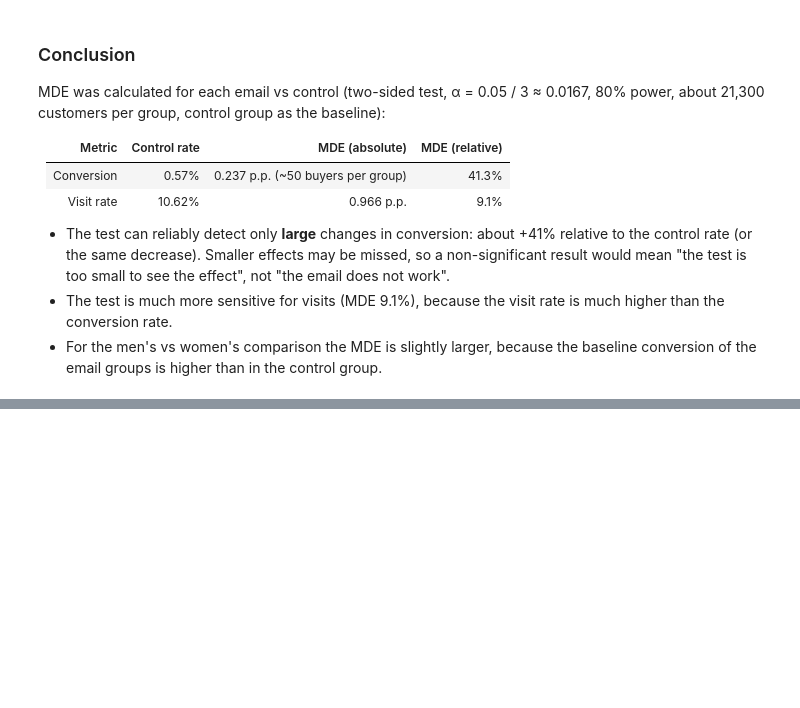
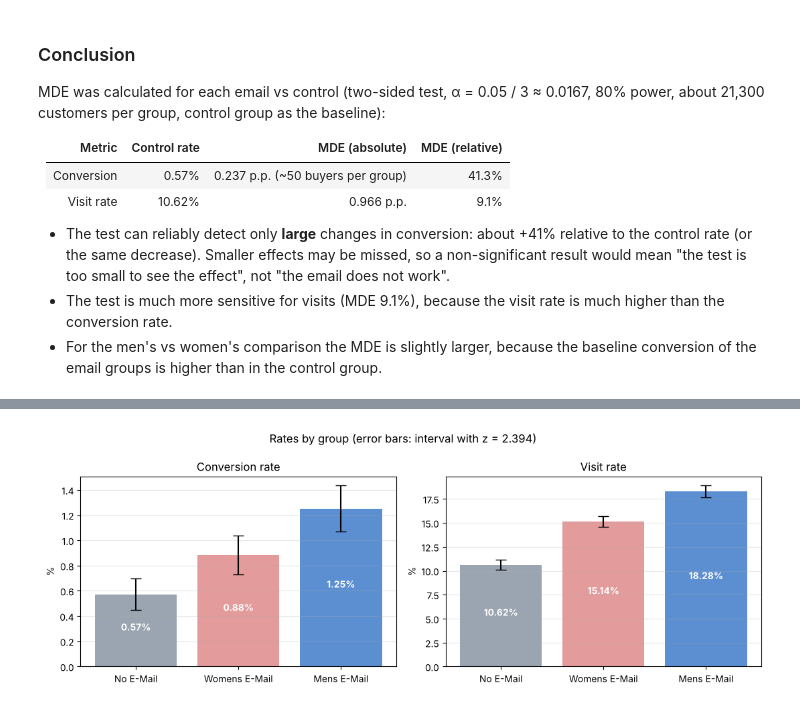
Before and after one commit to TemurRikhsitillaev/hillstrom-ab-test, a Jupyter notebook: notebook/hillstrom_ab_test.ipynb, the cells around one changed output, grey strips where cells are left out. Cells and saved outputs as stored; diff of their text form; code cells hidden in the pictures; blank space fills up the shorter version.

Commit message:
Add proportion, revenue and segment tests, business conclusion

```diff
--- a/notebook/hillstrom_ab_test.ipynb
+++ b/notebook/hillstrom_ab_test.ipynb
@@ -455,0 +555,25 @@ MDE was calculated for each email vs control (two-sided test, α = 0.05 / 3 ≈
+# %%
+order = ['No E-Mail', 'Womens E-Mail', 'Mens E-Mail']
+colors = ['#9aa5b1', '#e39b9b', '#5b8fd1']
+
+fig, axes = plt.subplots(1, 2, figsize=(11, 4))
+for ax, metric, title in zip(axes, ['conversion', 'visit'], ['Conversion rate', 'Visit rate']):
+    rates, errors = [], []
+    for group in order:
+        x = df[df['segment'] == group][metric]
+        p = x.mean()
+        rates.append(p * 100)
+        errors.append(z_crit * np.sqrt(p * (1 - p) / len(x)) * 100)   # interval for each group's rate
+    ax.bar(order, rates, yerr=errors, capsize=6, color=colors)
+    for i, r in enumerate(rates):
+        ax.text(i, r / 2, f'{r:.2f}%', ha='center', color='white', fontweight='bold')
+    ax.set_title(title)
+    ax.set_ylabel('%')
+    ax.grid(axis='y', alpha=0.3)
+
+plt.suptitle('Rates by group (error bars: interval with z = 2.394)')
+plt.tight_layout()
+plt.savefig('../images/rates_by_group.png', dpi=150, bbox_inches='tight')
+plt.show()
+# %% [output]
+[figure, added]
```
Also changed, not shown: parts of 30 cells of this notebook.
